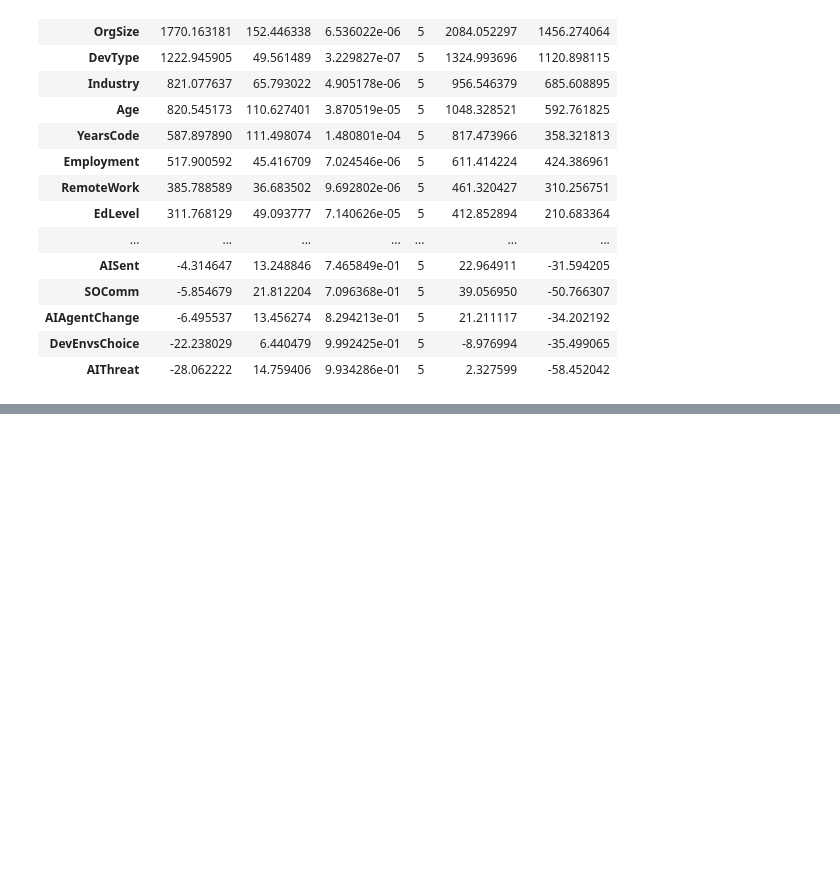
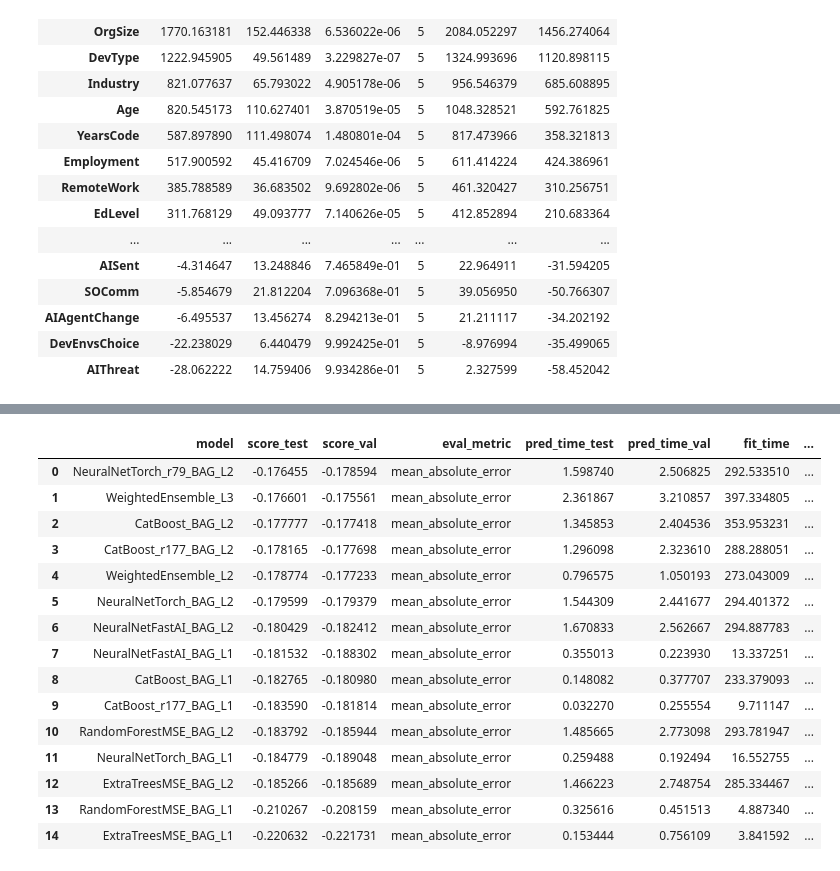
Before and after one commit to khanhhuy288/stackoverflow-project, a Jupyter notebook: src/notebooks/comp_prediction.ipynb, the cells around one changed output, grey strips where cells are left out. Cells and saved outputs as stored; diff of their text form; code cells hidden in the pictures; blank space fills up the shorter version.

```diff
--- a/src/notebooks/comp_prediction.ipynb
+++ b/src/notebooks/comp_prediction.ipynb
@@ -215,0 +295,15 @@ pprint(predictor.feature_metadata.to_dict())
+# %%
+TARGET = "ConvertedCompYearly"
+LOG_TARGET = "LogCompYearly"
+LEAK_COLS = ["ResponseId", "CompTotal", "Currency"]
+
+df_clean = df_clean.drop(columns=[c for c in LEAK_COLS if c in df_clean.columns])
+df_clean[LOG_TARGET] = np.log10(df_clean[TARGET])
+df_clean = df_clean.drop(columns=[TARGET])
+df_clean = df_clean.reset_index(drop=True)
+
+train_clean, test_clean = train_test_split(
+    df_clean, test_size=0.2, random_state=42, shuffle=True
+)
+
+print(f"Rows: {len(df_clean):,}  |  Train: {len(train_clean):,}  |  Test: {len(test_clean):,}")
@@ -215,0 +330,9 @@ pprint(predictor.feature_metadata.to_dict())
+# %%
+predictor_v2 = TabularPredictor.load(
+    str((Path.cwd() / "AutogluonModels" / "ag-20260521_144442").resolve())
+)
+
+# To retrain from scratch, uncomment below and comment out the load above:
+# predictor_v2 = TabularPredictor(
+#     label=LOG_TARGET, problem_type="regression", eval_metric="mean_absolute_error",
+# ).fit(train_data=train_clean, time_limit=10 * 60, presets="best_quality")
@@ -215,0 +376,19 @@ pprint(predictor.feature_metadata.to_dict())
+# %%
+predictor_v2.leaderboard(test_clean)
+# %% [output]
+|  | model | score_test | score_val | eval_metric | pred_time_test | pred_time_val | fit_time | ... |
+| 0 | NeuralNetTorch_r79_BAG_L2 | -0.176455 | -0.178594 | mean_absolute_error | 1.598740 | 2.506825 | 292.533510 | ... |
+| 1 | WeightedEnsemble_L3 | -0.176601 | -0.175561 | mean_absolute_error | 2.361867 | 3.210857 | 397.334805 | ... |
+| 2 | CatBoost_BAG_L2 | -0.177777 | -0.177418 | mean_absolute_error | 1.345853 | 2.404536 | 353.953231 | ... |
+| 3 | CatBoost_r177_BAG_L2 | -0.178165 | -0.177698 | mean_absolute_error | 1.296098 | 2.323610 | 288.288051 | ... |
+| 4 | WeightedEnsemble_L2 | -0.178774 | -0.177233 | mean_absolute_error | 0.796575 | 1.050193 | 273.043009 | ... |
+| 5 | NeuralNetTorch_BAG_L2 | -0.179599 | -0.179379 | mean_absolute_error | 1.544309 | 2.441677 | 294.401372 | ... |
+| 6 | NeuralNetFastAI_BAG_L2 | -0.180429 | -0.182412 | mean_absolute_error | 1.670833 | 2.562667 | 294.887783 | ... |
+| 7 | NeuralNetFastAI_BAG_L1 | -0.181532 | -0.188302 | mean_absolute_error | 0.355013 | 0.223930 | 13.337251 | ... |
+| 8 | CatBoost_BAG_L1 | -0.182765 | -0.180980 | mean_absolute_error | 0.148082 | 0.377707 | 233.379093 | ... |
+| 9 | CatBoost_r177_BAG_L1 | -0.183590 | -0.181814 | mean_absolute_error | 0.032270 | 0.255554 | 9.711147 | ... |
+| 10 | RandomForestMSE_BAG_L2 | -0.183792 | -0.185944 | mean_absolute_error | 1.485665 | 2.773098 | 293.781947 | ... |
+| 11 | NeuralNetTorch_BAG_L1 | -0.184779 | -0.189048 | mean_absolute_error | 0.259488 | 0.192494 | 16.552755 | ... |
+| 12 | ExtraTreesMSE_BAG_L2 | -0.185266 | -0.185689 | mean_absolute_error | 1.466223 | 2.748754 | 285.334467 | ... |
+| 13 | RandomForestMSE_BAG_L1 | -0.210267 | -0.208159 | mean_absolute_error | 0.325616 | 0.451513 | 4.887340 | ... |
+| 14 | ExtraTreesMSE_BAG_L1 | -0.220632 | -0.221731 | mean_absolute_error | 0.153444 | 0.756109 | 3.841592 | ... |
```
Also changed, not shown: parts of 22 cells of this notebook, 8 other files.
